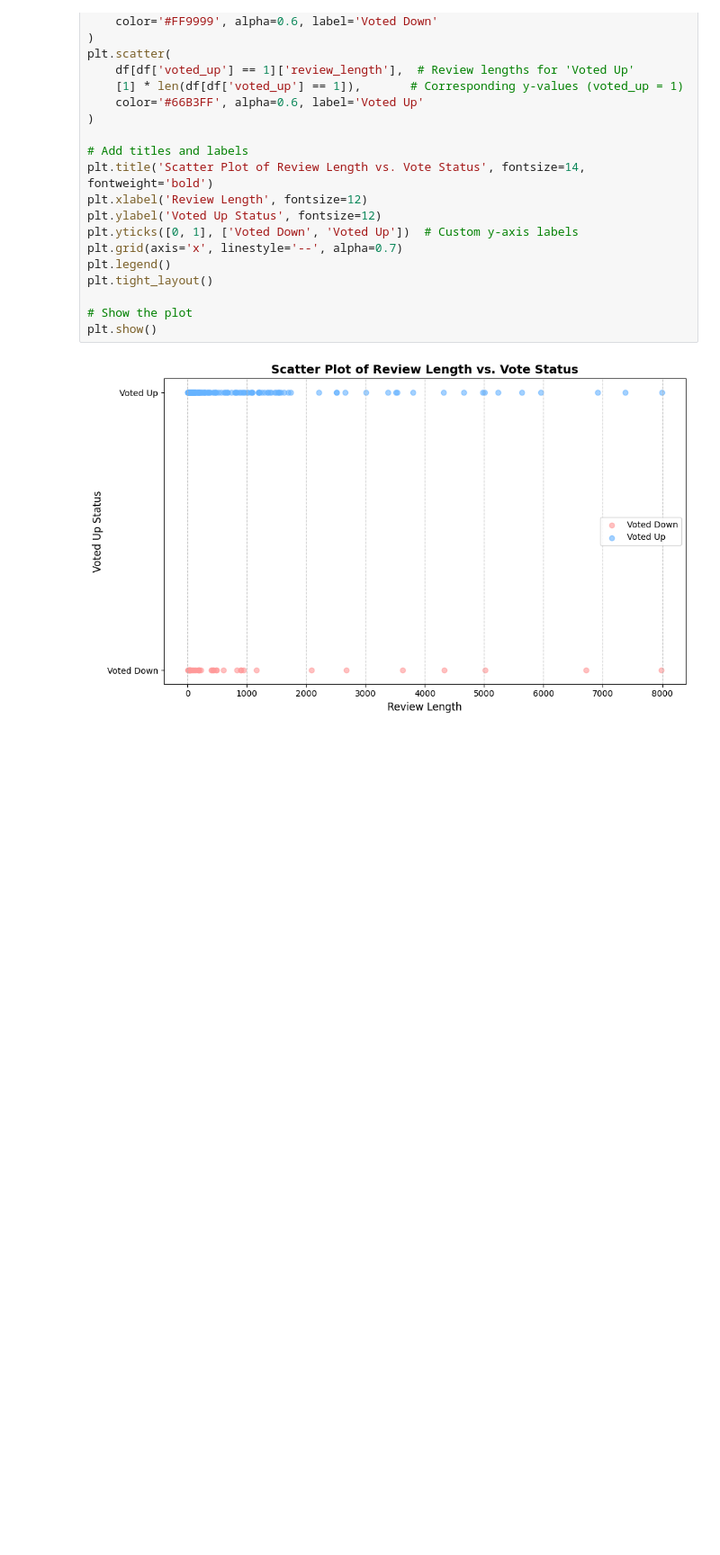
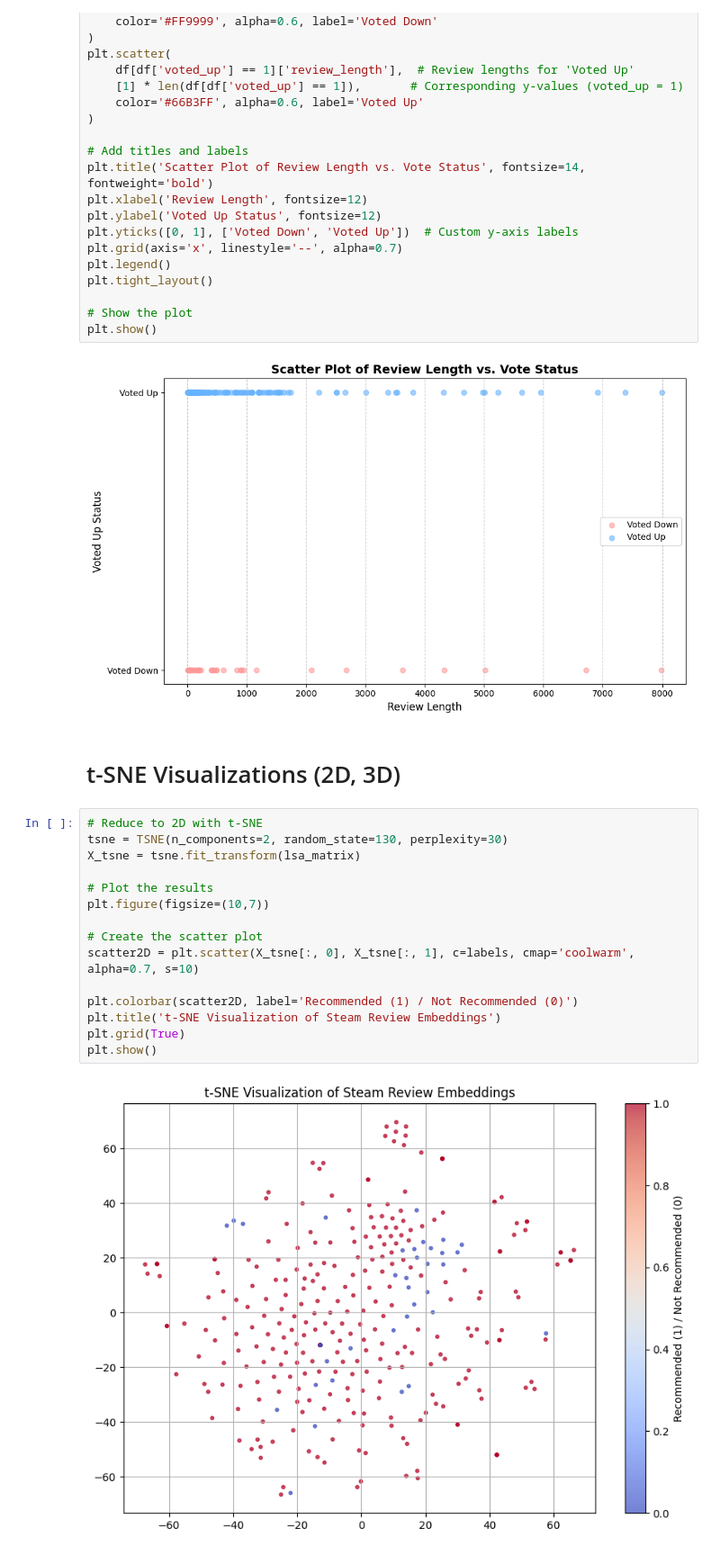
Before and after one commit to Jkwokhk/CS506, a Jupyter notebook: main.ipynb, the cells around one changed output. Shown at 90% size. Cells and saved outputs as stored; diff of their text form; blank space fills up the shorter version.

Commit message:
Added bar plot for top-N words for positive/negative reviews and t-SNE visualization

```diff
--- a/main.ipynb
+++ b/main.ipynb
@@ -377,3 +361,22 @@ plt.tight_layout()
 plt.show()
 # %% [output]
 [figure]
+# %% [markdown]
+# t-SNE Visualizations (2D, 3D)
+# %%
+# Reduce to 2D with t-SNE
+tsne = TSNE(n_components=2, random_state=130, perplexity=30)
+X_tsne = tsne.fit_transform(lsa_matrix)
+
+# Plot the results
+plt.figure(figsize=(10,7))
+
+# Create the scatter plot
+scatter2D = plt.scatter(X_tsne[:, 0], X_tsne[:, 1], c=labels, cmap='coolwarm', alpha=0.7, s=10)
+
+plt.colorbar(scatter2D, label='Recommended (1) / Not Recommended (0)')
+plt.title('t-SNE Visualization of Steam Review Embeddings')
+plt.grid(True)
+plt.show()
+# %% [output]
+[figure, added]
```
Also changed, not shown: parts of 9 cells of this notebook.
